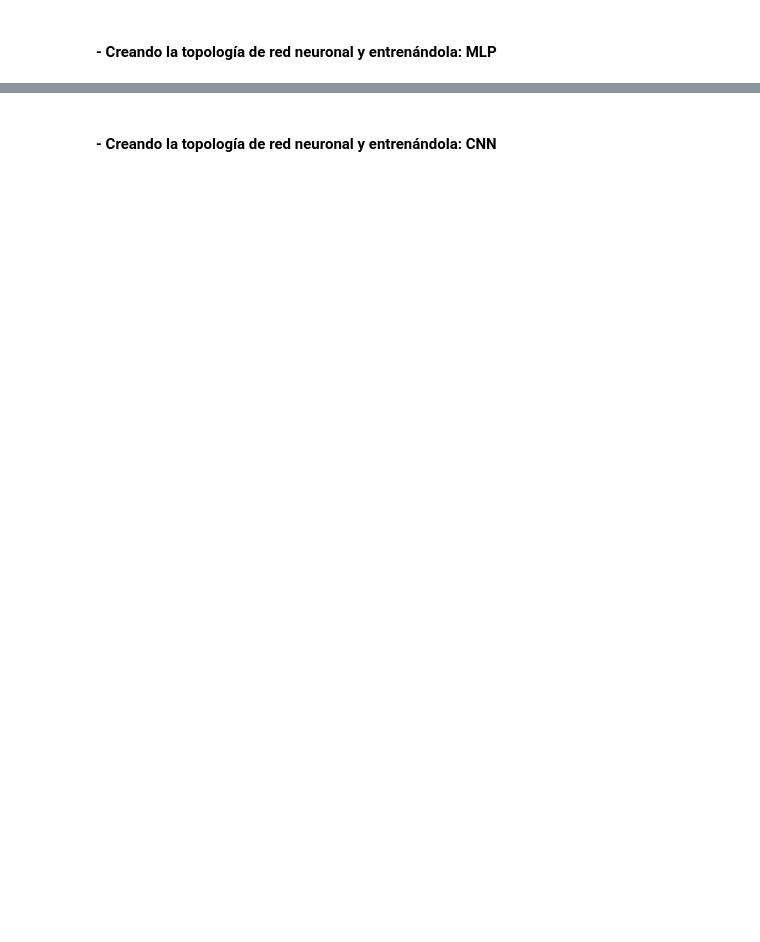
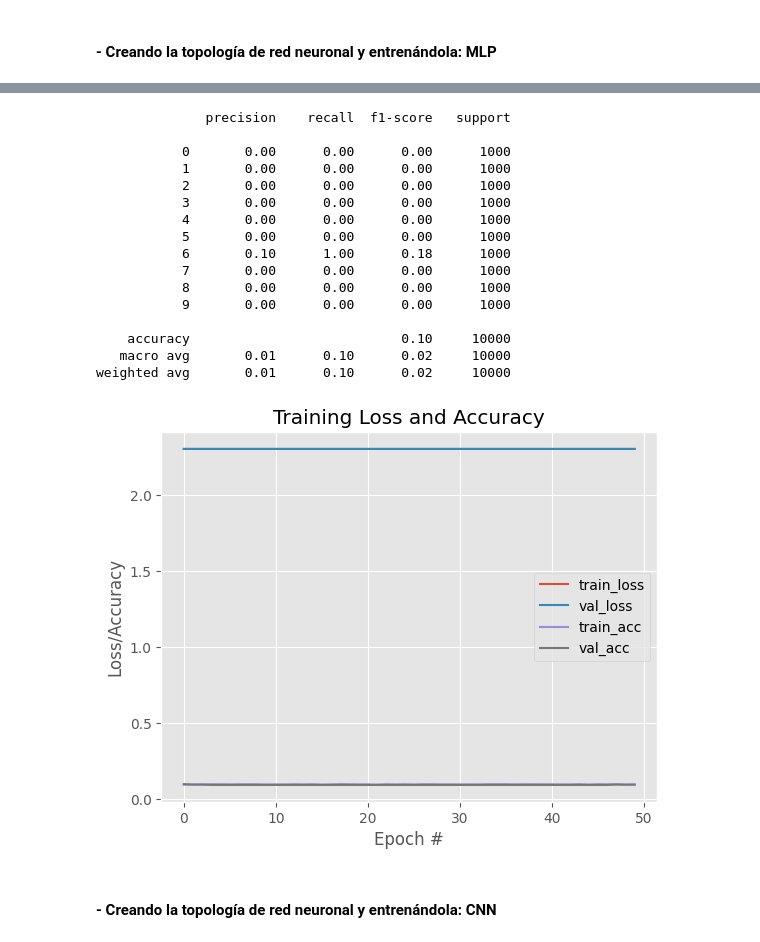
Before and after one commit to emichester/07MIAR_Redes_Neuronales_y_Deep_Learning, a Jupyter notebook: SesionesNotebooks/Sesion_4_5_6/07MIAR_VC04_VC05_Deep_Vision_Colab.ipynb, the cells around one changed output, grey strips where cells are left out. Cells and saved outputs as stored; diff of their text form; code cells hidden in the pictures; blank space fills up the shorter version.

```diff
--- a/SesionesNotebooks/Sesion_4_5_6/07MIAR_VC04_VC05_Deep_Vision_Colab.ipynb
+++ b/SesionesNotebooks/Sesion_4_5_6/07MIAR_VC04_VC05_Deep_Vision_Colab.ipynb
@@ -35,7 +35,7 @@ from sklearn.metrics import classification_report
 
 def evaluate_model(model, x, y):
   print("[INFO]: Evaluando red neuronal...")
-  predictions = convnet.predict(x, batch_size=128)
+  predictions = model.predict(x, batch_size=128)
   print(classification_report(y, predictions.argmax(axis=1)))
 # %% [markdown]
 ## **INTRODUCCIÓN A LAS CONVOLUTIONAL NEURAL NETWORKS: MNIST DATASET**
@@ -202,2 +234,19 @@ weighted avg       0.08      0.12      0.03     10000
 # %% [markdown]
 #### **- Creando la topología de red neuronal y entrenándola: MLP**
+# %%
+# Imports necesarios
+from tensorflow.keras.models import Sequential
+from tensorflow.keras.layers import Dense, Flatten, Dropout, InputLayer
+from tensorflow.keras.optimizers import SGD
+
+# Arquitectura de red - modo API Sequential
+mlp = Sequential()
+mlp.add(InputLayer((32,32,3)))
+mlp.add(Flatten())
+mlp.add(Dense(2048, input_shape=(32*32*3,), activation='relu'))
+mlp.add(Dense(1024, activation='relu'))
+mlp.add(Dense(512, activation='relu'))
+mlp.add(Dense(128, activation='relu'))
+mlp.add(Dense(32, activation='relu'))
+mlp.add(Dense(10, activation='softmax'))
+mlp.summary()
@@ -203,0 +271,10 @@ weighted avg       0.08      0.12      0.03     10000
+# %%
+# Compilamos el modelo y entrenamos
+mlp.compile(
+    optimizer=SGD(learning_rate=0.01),
+    loss = 'sparse_categorical_crossentropy',
+    metrics = ['accuracy']
+)
+# %%
+# Entrenamos el perceptrón multicapa
+H = mlp.fit(x_tr, y_tr, batch_size=128, epochs=50, validation_data=(x_val, y_val))
@@ -204,12 +299,7 @@ weighted avg       0.08      0.12      0.03     10000
 # %%
-# Arquitectura de red - modo API Sequential
-
-# Compilamos el modelo y entrenamos
-
-# Entrenamos el perceptrón multicapa
-
 # Learning curves
-visualize_learning_curve(...)
+visualize_learning_curve(H)
 
 # Evaluando el modelo de predicción con las imágenes de test
-evaluate_model(...)
+evaluate_model(mlp, x_te, y_test)
+# %% [output]
@@ -216,2 +308,19 @@ evaluate_model(...)
+              precision    recall  f1-score   support
+
+           0       0.00      0.00      0.00      1000
+           1       0.00      0.00      0.00      1000
+           2       0.00      0.00      0.00      1000
+           3       0.00      0.00      0.00      1000
+           4       0.00      0.00      0.00      1000
+           5       0.00      0.00      0.00      1000
+           6       0.10      1.00      0.18      1000
+           7       0.00      0.00      0.00      1000
+           8       0.00      0.00      0.00      1000
+           9       0.00      0.00      0.00      1000
+
+    accuracy                           0.10     10000
+   macro avg       0.01      0.10      0.02     10000
+weighted avg       0.01      0.10      0.02     10000
+[figure, added]
 # %% [markdown]
 #### **- Creando la topología de red neuronal y entrenándola: CNN**
```
Also changed, not shown: parts of 12 cells of this notebook.
